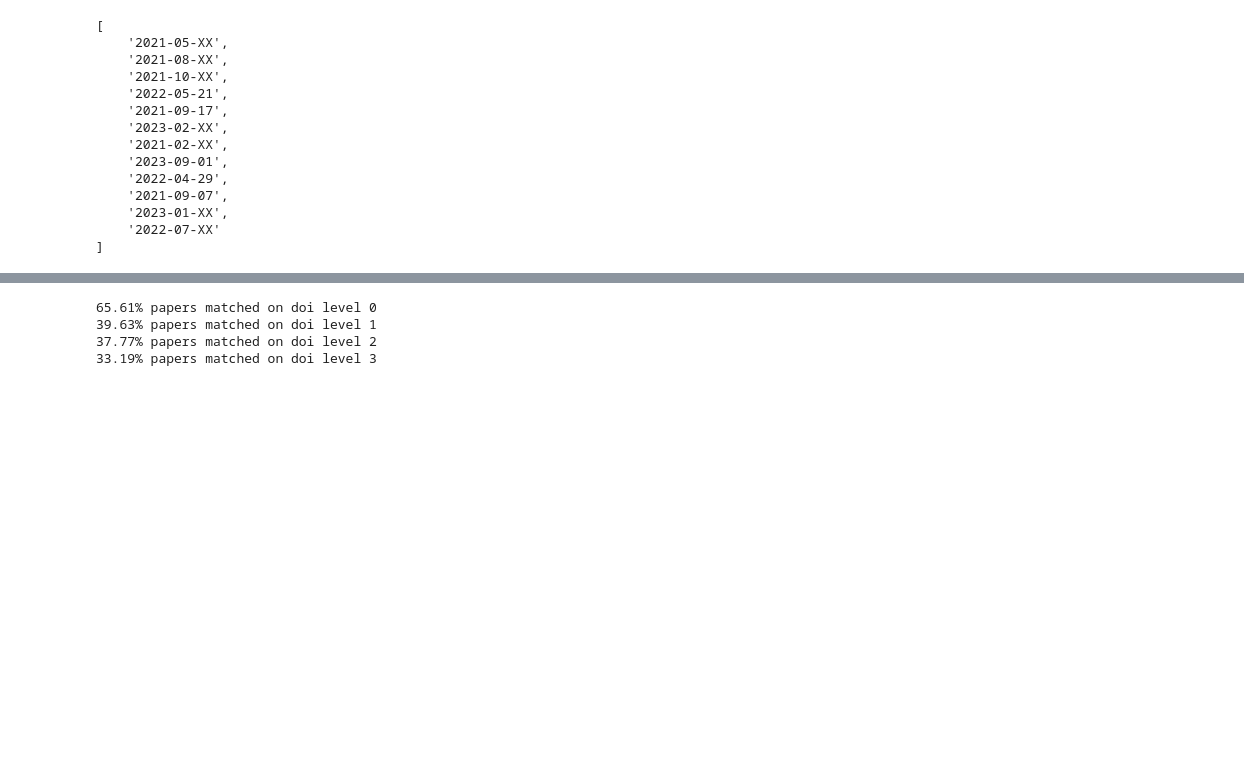
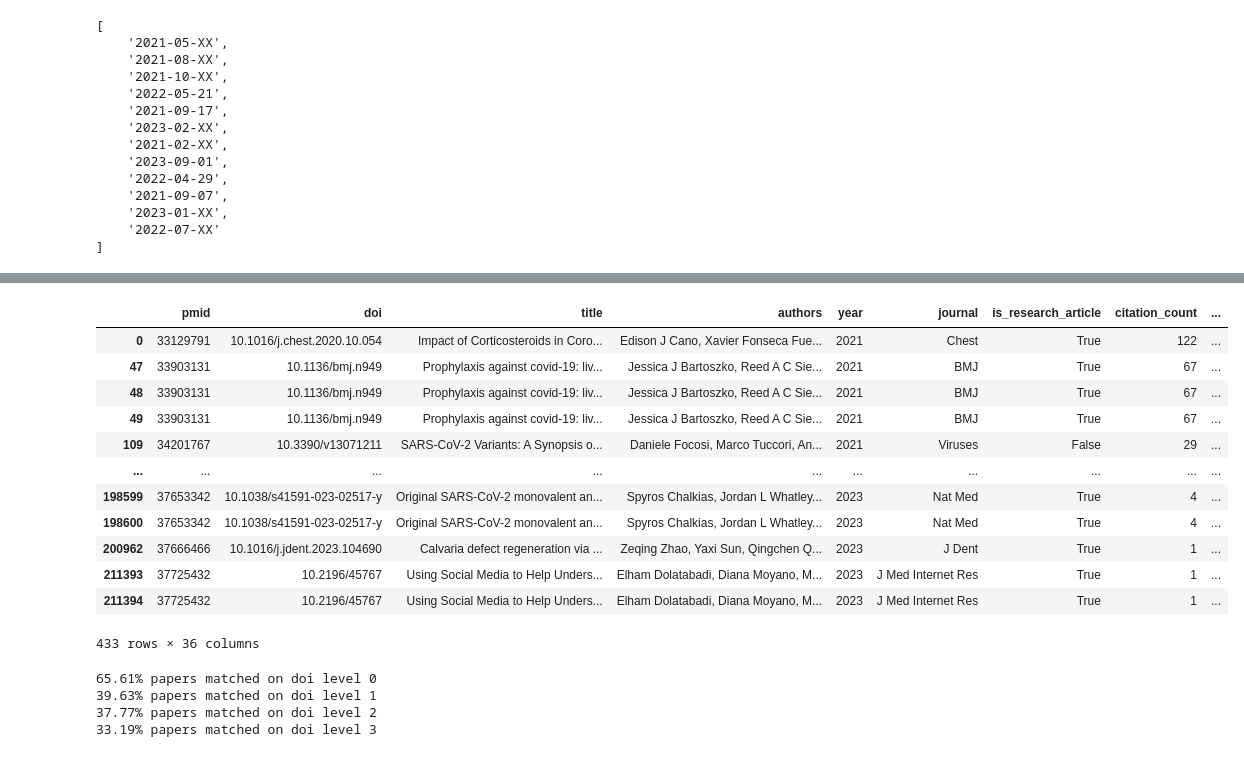
Before and after one commit to innovation-growth-lab/alphafold-impact, a Jupyter notebook: notebooks/wp2_translational_ctc_tcc.ipynb, the cells around one changed output, grey strips where cells are left out. Drawn from its saved outputs; the diff is of its cells as text; code cells hidden in the pictures; blank space fills up the shorter version.

```diff
--- a/notebooks/wp2_translational_ctc_tcc.ipynb
+++ b/notebooks/wp2_translational_ctc_tcc.ipynb
@@ -169,3 +202,4 @@ get_pub_dates_for_pmids('33422626 34153729 34139335 35598005 34535158 35907774 3
 ]
 # %%
 # Add clinial article publication dates
+icite_matches['cited_by_clin_pub_dates'] = icite_matches['cited_by_clin'].apply(get_pub_dates_for_pmids)
@@ -175,0 +308,27 @@ get_pub_dates_for_pmids('33422626 34153729 34139335 35598005 34535158 35907774 3
+# %%
+# Find earliest clinical article publication date
+import pandas as pd
+from typing import List, Union
+from datetime import datetime
+
+def find_earliest_date(dates: Union[List[str], float]) -> Union[str, float]:
+    """
+    Finds the earliest date in a list of dates.
+
+    Args:
+        dates (Union[List[str], float]): A list of date strings or nan.
+
+    Returns:
+        Union[str, float]: The earliest date in string format or nan.
+    """
+    if isinstance(dates, list):
+        dates = [date for date in dates if pd.notna(date)]
+    else:
+        return np.nan
+    if dates == []:
+        return np.nan
+    datetime_list = pd.to_datetime(dates, errors='coerce')
+    min_date = min(datetime_list)
+    return min_date.strftime('%Y-%m-%d') if pd.notna(min_date) else np.nan
+
+icite_matches['cited_by_clin_earliest_pub_date'] = icite_matches['cited_by_clin_pub_dates_rand'].apply(find_earliest_date)
@@ -175,0 +345,11 @@ get_pub_dates_for_pmids('33422626 34153729 34139335 35598005 34535158 35907774 3
+# %%
+# Calculate number of days between publication date of paper to earliest
+# publication date of clinical article where paper has been cited
+icite_oa_comb = icite_matches.merge(af_oa_data, how="left", on="doi")
+icite_oa_comb['cited_by_clin_earliest_pub_date'] = pd.to_datetime(icite_oa_comb['cited_by_clin_earliest_pub_date'])
+icite_oa_comb['publication_date'] = pd.to_datetime(icite_oa_comb['publication_date'])
+
+# Calculate the difference in days
+icite_oa_comb['days_to_clinical_trial'] = (
+    icite_oa_comb['cited_by_clin_earliest_pub_date'] - icite_oa_comb['publication_date']
+).dt.days
@@ -175,0 +381,4 @@ get_pub_dates_for_pmids('33422626 34153729 34139335 35598005 34535158 35907774 3
+# %%
+# Check cases where the time to clinical trial is negative
+icite_oa_comb.query("days_to_clinical_trial < 0")
+# %% [output]
@@ -175,0 +386,13 @@ get_pub_dates_for_pmids('33422626 34153729 34139335 35598005 34535158 35907774 3
+|  | pmid | doi | title | authors | year | journal | is_research_article | citation_count | ... |
+| 0 | 33129791 | 10.1016/j.chest.2020.10.054 | Impact of Corticosteroids in Coro... | Edison J Cano, Xavier Fonseca Fue... | 2021 | Chest | True | 122 | ... |
+| 47 | 33903131 | 10.1136/bmj.n949 | Prophylaxis against covid-19: liv... | Jessica J Bartoszko, Reed A C Sie... | 2021 | BMJ | True | 67 | ... |
+| 48 | 33903131 | 10.1136/bmj.n949 | Prophylaxis against covid-19: liv... | Jessica J Bartoszko, Reed A C Sie... | 2021 | BMJ | True | 67 | ... |
+| 49 | 33903131 | 10.1136/bmj.n949 | Prophylaxis against covid-19: liv... | Jessica J Bartoszko, Reed A C Sie... | 2021 | BMJ | True | 67 | ... |
+| 109 | 34201767 | 10.3390/v13071211 | SARS-CoV-2 Variants: A Synopsis o... | Daniele Focosi, Marco Tuccori, An... | 2021 | Viruses | False | 29 | ... |
+| ... | ... | ... | ... | ... | ... | ... | ... | ... | ... |
+| 198599 | 37653342 | 10.1038/s41591-023-02517-y | Original SARS-CoV-2 monovalent an... | Spyros Chalkias, Jordan L Whatley... | 2023 | Nat Med | True | 4 | ... |
+| 198600 | 37653342 | 10.1038/s41591-023-02517-y | Original SARS-CoV-2 monovalent an... | Spyros Chalkias, Jordan L Whatley... | 2023 | Nat Med | True | 4 | ... |
+| 200962 | 37666466 | 10.1016/j.jdent.2023.104690 | Calvaria defect regeneration via ... | Zeqing Zhao, Yaxi Sun, Qingchen Q... | 2023 | J Dent | True | 1 | ... |
+| 211393 | 37725432 | 10.2196/45767 | Using Social Media to Help Unders... | Elham Dolatabadi, Diana Moyano, M... | 2023 | J Med Internet Res | True | 1 | ... |
+| 211394 | 37725432 | 10.2196/45767 | Using Social Media to Help Unders... | Elham Dolatabadi, Diana Moyano, M... | 2023 | J Med Internet Res | True | 1 | ... |
+433 rows × 36 columns
```
Also changed, not shown: parts of 24 cells of this notebook.
